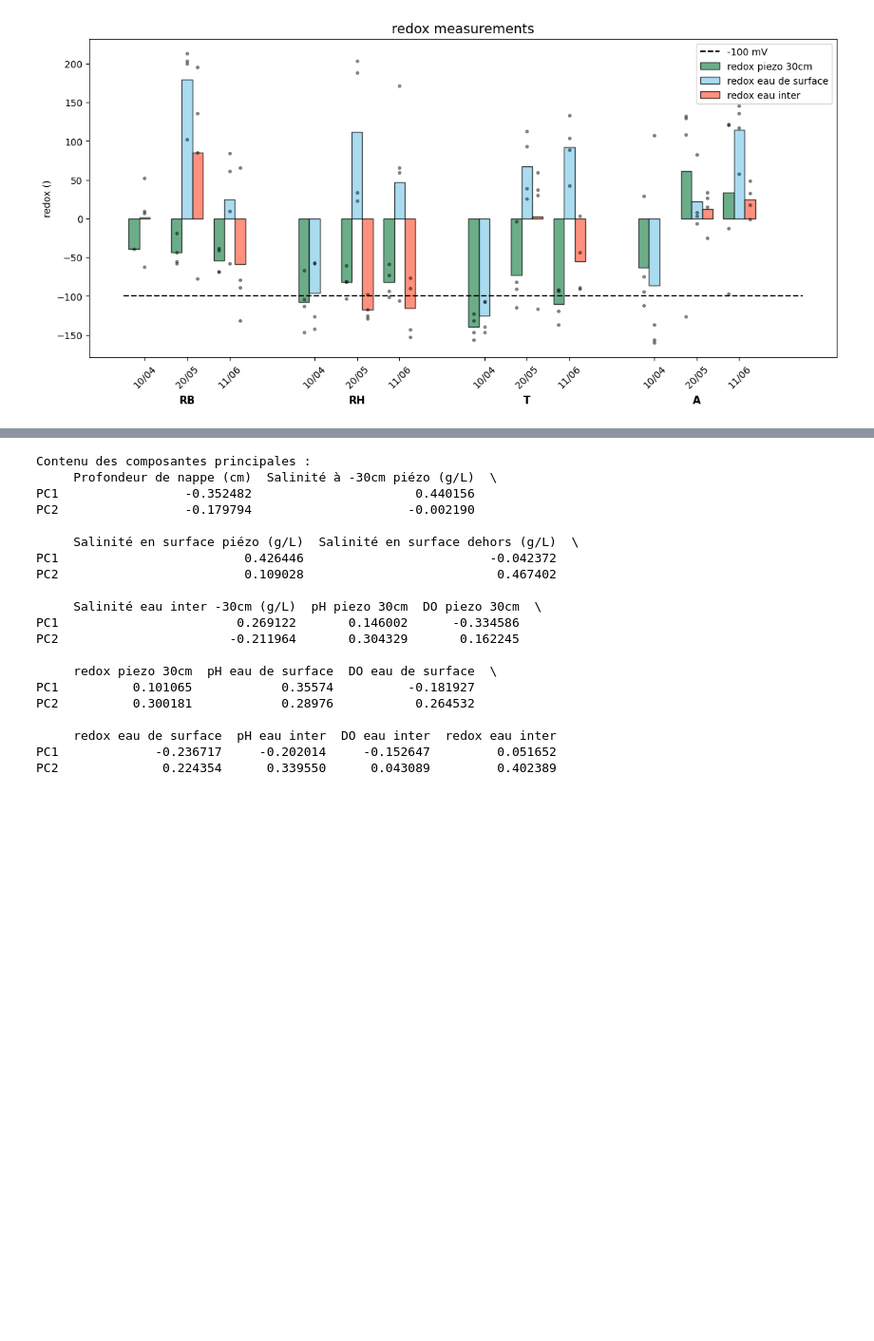
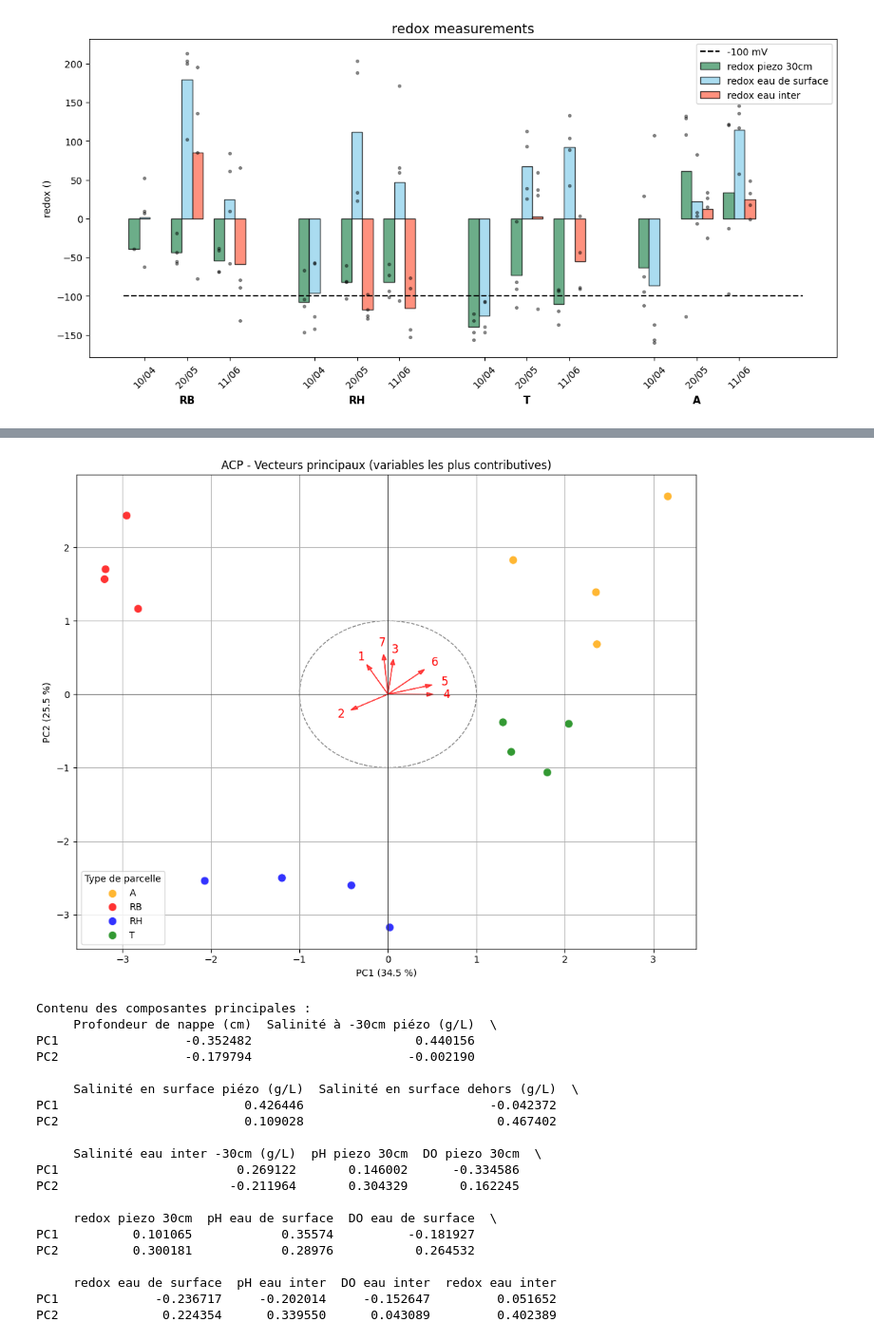
Before and after one commit to arthuserani/BleuAtlantiC_Physics, a Jupyter notebook: Field Data/FieldDataAnalysis.ipynb, the cells around one changed output, grey strips where cells are left out. Shown at 95% size. Saved outputs shown, nothing was run; the diff lists cells and outputs as text; code cells hidden in the pictures; blank space fills up the shorter version.

Commit message:
Field data update

```diff
--- a/Field Data/FieldDataAnalysis.ipynb
+++ b/Field Data/FieldDataAnalysis.ipynb
@@ -958,0 +933,88 @@ plt.show()
+# %%
+import pandas as pd
+import matplotlib.pyplot as plt
+import seaborn as sns
+from sklearn.decomposition import PCA
+from sklearn.preprocessing import StandardScaler
+import numpy as np
+import re
+
+# 1. Données
+X = df_babin_tot_mean.drop('Parcelle', axis=1)
+y = df_babin_tot_mean['Parcelle']
+
+variables = X.columns.tolist()
+
+# 2. Standardisation
+scaler = StandardScaler()
+X_scaled = scaler.fit_transform(X)
+
+# 3. ACP
+pca = PCA(n_components=2)
+X_pca = pca.fit_transform(X_scaled)
+
+# 4. DataFrame des individus
+df_pca = pd.DataFrame(X_pca, columns=['PC1', 'PC2'])
+df_pca['Parcelle'] = y.values
+
+# 5. Coordonnées des vecteurs
+components = pca.components_.T  # shape (variables, 2)
+
+# 6. Importance des variables = norme au carré des coordonnées
+importance = np.sum(components**2, axis=1)
+
+# 7. Sélection des variables les plus importantes (moitié)
+n_keep = len(variables) // 2
+top_idx = np.argsort(importance)[-n_keep:]  # indices des plus fortes contributions
+
+# 8. Couleurs des parcelles
+colors = {
+    'RB': 'red',
+    'RH': 'blue',
+    'T': 'green',
+    'A': 'orange'
+}
+
+# 9. Préfixe parcelle pour légende
+df_pca['Prefix'] = df_pca['Parcelle'].apply(lambda p: re.match(r'([A-Z]+)', p).group(1))
+
+# 10. Affichage
+plt.figure(figsize=(10, 8))
+
+# a. Scatterplot des individus
+sns.scatterplot(data=df_pca, x='PC1', y='PC2', hue='Prefix',
+                palette=colors, s=80, alpha=0.8)
+
+# b. Vecteurs filtrés avec numéros
+for j, i in enumerate(top_idx):
+    plt.arrow(0, 0, components[i, 0], components[i, 1],
+              color='red', alpha=0.7, head_width=0.05)
+    plt.text(components[i, 0]*1.5, components[i, 1]*1.5,
+             str(j+1), color='red', fontsize=12, ha='center', va='center')
+
+# c. Cercle unité
+circle = plt.Circle((0, 0), 1, color='gray', fill=False, linestyle='--')
+plt.gca().add_patch(circle)
+
+# d. Axes et titres
+plt.axhline(0, color='black', linewidth=0.5)
+plt.axvline(0, color='black', linewidth=0.5)
+plt.xlabel(f"PC1 ({pca.explained_variance_ratio_[0]*100:.1f} %)")
+plt.ylabel(f"PC2 ({pca.explained_variance_ratio_[1]*100:.1f} %)")
+plt.title("ACP - Vecteurs principaux (variables les plus contributives)")
+
+plt.grid(True)
+plt.legend(title="Type de parcelle")
+plt.tight_layout()
+
+# e. Affichage des correspondances variables ↔ numéros
+top_mapping = {str(j+1): variables[i] for j, i in enumerate(top_idx)}
+print("Correspondance vecteurs affichés :")
+for num, var in top_mapping.items():
+    print(f"{num} = {var}")
+
+
+# Sauvegarde
+#plt.savefig('Plot/PCA_Babin_top.pdf', dpi=300, bbox_inches='tight')
+plt.show()
+# %% [output]
@@ -959,3 +1029,4 @@ plt.show()
+[figure, added]
 # %%
 import pandas as pd
 
```
Also changed, not shown: parts of 30 cells of this notebook, 18 other files.
